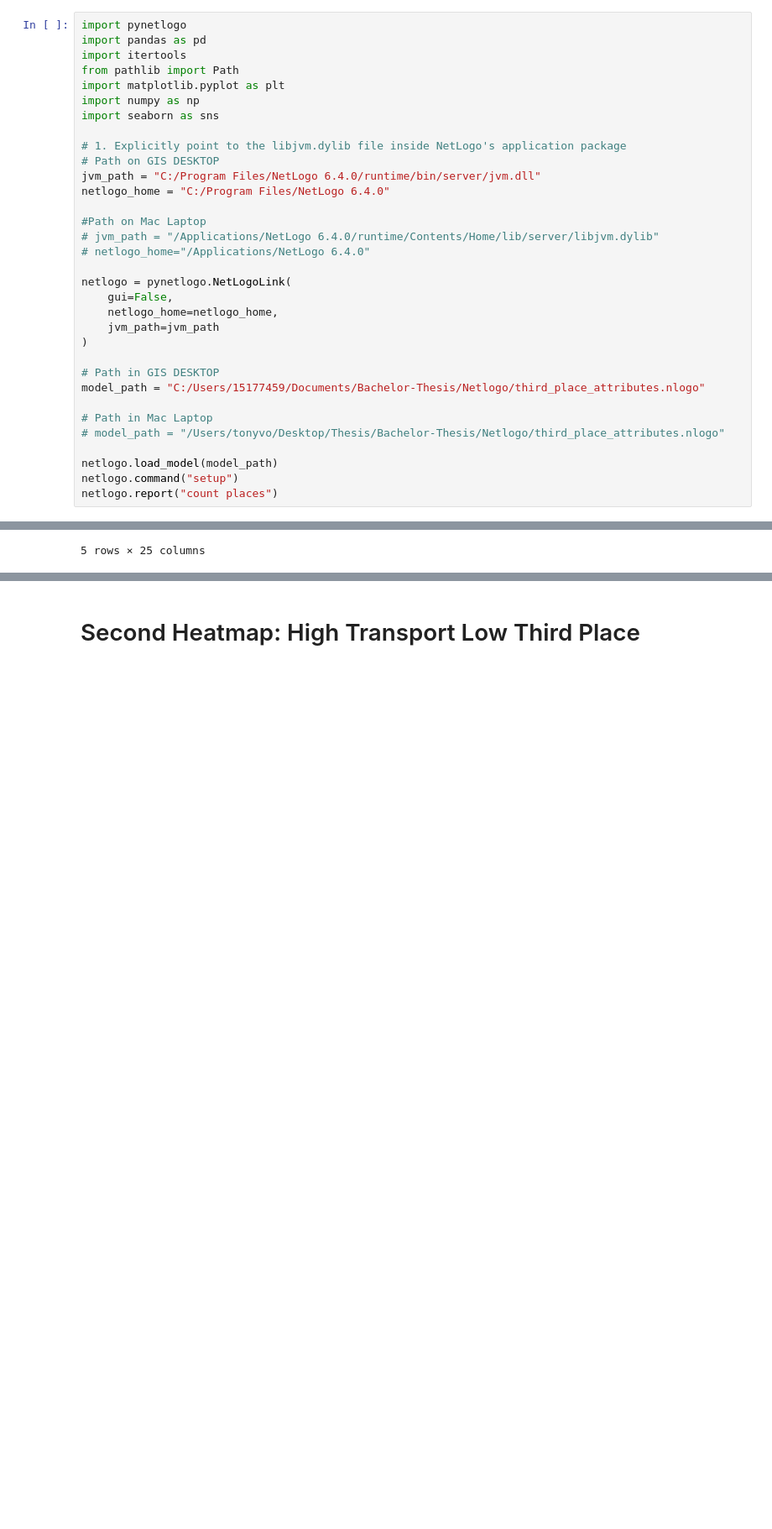
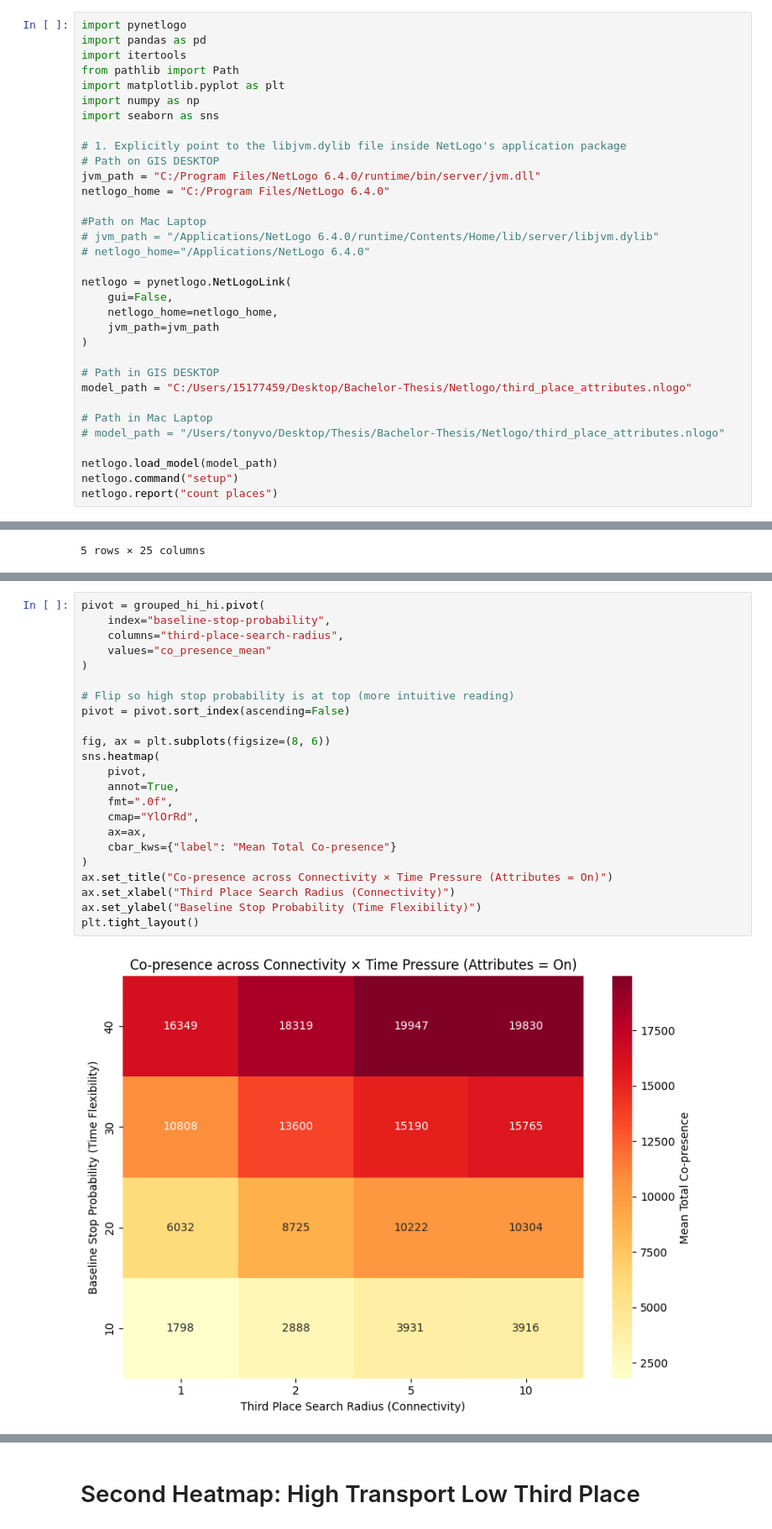
Before and after one commit to Tony-Vo-1011/Bachelor-Thesis, a Jupyter notebook: Netlogo/four_case.ipynb, the cells around one changed output, grey strips where cells are left out. Shown at 84% size. Drawn from its saved outputs; the diff is of its cells as text; blank space fills up the shorter version.

```diff
--- a/Netlogo/four_case.ipynb
+++ b/Netlogo/four_case.ipynb
@@ -31,7 +31,7 @@ netlogo = pynetlogo.NetLogoLink(
 )
 
 # Path in GIS DESKTOP
-model_path = "C:/Users/15177459/Documents/Bachelor-Thesis/Netlogo/third_place_attributes.nlogo"
+model_path = "C:/Users/15177459/Desktop/Bachelor-Thesis/Netlogo/third_place_attributes.nlogo"
 
 # Path in Mac Laptop
 # model_path = "/Users/tonyvo/Desktop/Thesis/Bachelor-Thesis/Netlogo/third_place_attributes.nlogo"
@@ -150,3 +150,28 @@ grouped_hi_hi
 | 13 | 40 | 2 | 18318.70 | 1482.484973 | 2.60175 | ... |
 | 14 | 40 | 5 | 19946.95 | 1172.259064 | 2.40350 | ... |
 | 15 | 40 | 10 | 19829.60 | 1125.086916 | 2.35850 | ... |
+# %%
+pivot = grouped_hi_hi.pivot(
+    index="baseline-stop-probability",
+    columns="third-place-search-radius",
+    values="co_presence_mean"
+)
+
+# Flip so high stop probability is at top (more intuitive reading)
+pivot = pivot.sort_index(ascending=False)
+
+fig, ax = plt.subplots(figsize=(8, 6))
+sns.heatmap(
+    pivot,
+    annot=True,
+    fmt=".0f",
+    cmap="YlOrRd",
+    ax=ax,
+    cbar_kws={"label": "Mean Total Co-presence"}
+)
+ax.set_title("Co-presence across Connectivity × Time Pressure (Attributes = On)")
+ax.set_xlabel("Third Place Search Radius (Connectivity)")
+ax.set_ylabel("Baseline Stop Probability (Time Flexibility)")
+plt.tight_layout()
+# %% [output]
+[figure, added]
```
Also changed, not shown: parts of 3 cells of this notebook, 2 other files.
